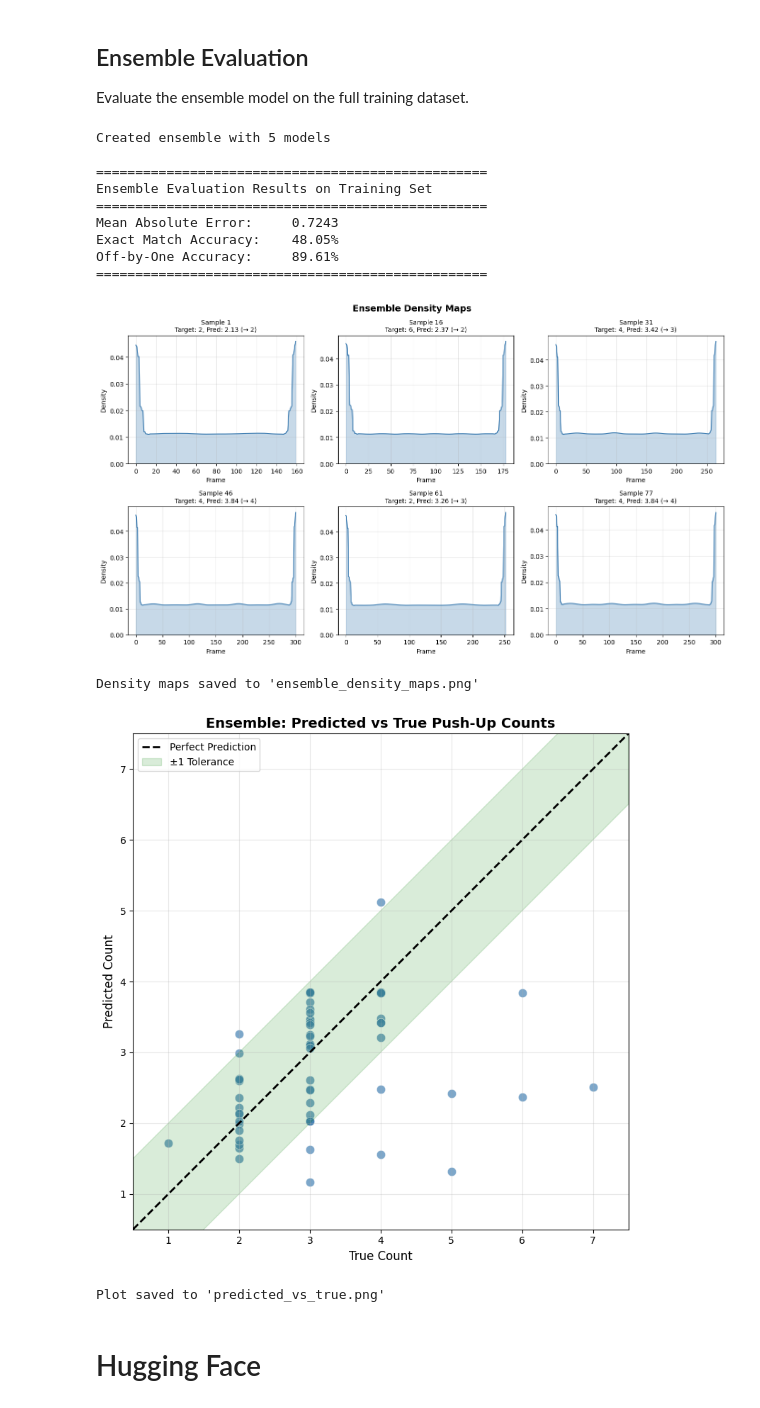
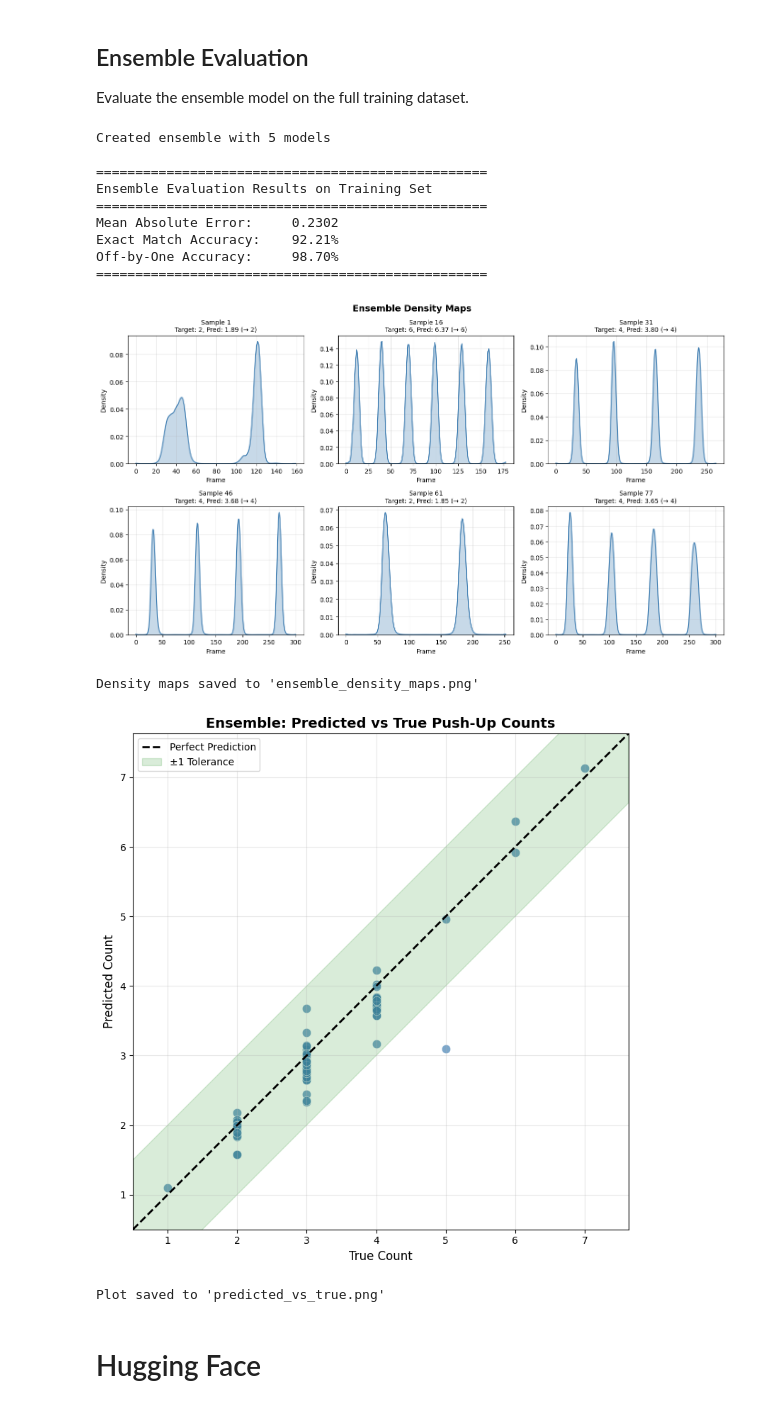
Before and after one commit to derekmok/machine-vision-coursework, a Jupyter notebook: Machine_Vision_Final_Lab_Model_Training.ipynb, the cells around one changed output. Cells and saved outputs as stored; diff of their text form; code cells hidden in the pictures.

Commit message:
92% acc with density map and 1d conv, checkpoint

```diff
--- a/Machine_Vision_Final_Lab_Model_Training.ipynb
+++ b/Machine_Vision_Final_Lab_Model_Training.ipynb
@@ -123,16 +124,18 @@ The below should just be used as an example to get you started.
 # %%
 import torch.optim as optim
 from ensemble_trainer import EnsembleTrainer
-from feature_engineering.transforms import Compose, RandomTemporalJitter, RandomScaling, RandomNoise, RandomTimeWarp, RandomSequenceReverse, RandomSequenceRepeat, RandomHorizontalFlipLandmarks, RandomDropout
+from feature_engineering.transforms import Compose, RandomScaling, RandomNoise, RandomTimeWarp, RandomSequenceReverse, RandomSequenceRepeat, RandomHorizontalFlipLandmarks, RandomDropout
+from tcn_psuedo_label_loss import PseudoLabelLoss
+from kl_divergence_loss import KLDivergenceDensityLoss
 
 
 def train_model():
     trainer = EnsembleTrainer(
-        model_factory=lambda: TCNPushUpCounter(input_channels=6),
-        loss_fn=nn.L1Loss(),
+        model_factory=lambda: TCNPushUpCounter(),
+        loss_fn=KLDivergenceDensityLoss(lambda_count=1e-1),
         optimizer_factory=lambda parameters : optim.AdamW(parameters),
-        patience=50,
-        max_epochs=500
+        patience=100,
+        max_epochs=1000,
     )
 
     return trainer.train(
@@ -314,7 +317,7 @@ def evaluate_ensemble_on_dataset(ensemble, dataset, device=None):
     loader = DataLoader(dataset, batch_size=1, shuffle=False)
 
     with torch.no_grad():
-        for sequences, labels in loader:
+        for sequences, density_maps, labels, _ in loader:
             sequences = sequences.to(device)
 
             # Get ensemble predictions
@@ -420,39 +423,39 @@ def plot_predicted_vs_true(results):
     ax.plot([min_val, max_val], [min_val, max_val], 'k--', linewidth=2, label='Perfect Prediction')
 
     # Off-by-one bounds
     ax.fill_between([min_val, max_val], [min_val - 1, max_val - 1], [min_val + 1, max_val + 1],
                     alpha=0.15, color='green', label='±1 Tolerance')
 
     ax.set_xlabel('True Count', fontsize=12)
     ax.set_ylabel('Predicted Count', fontsize=12)
     ax.set_title('Ensemble: Predicted vs True Push-Up Counts', fontsize=14, fontweight='bold')
     ax.set_xlim(min_val, max_val)
     ax.set_ylim(min_val, max_val)
     ax.set_aspect('equal')
     ax.grid(True, alpha=0.3)
     ax.legend(loc='upper left')
 
     plt.tight_layout()
     plt.savefig('predicted_vs_true.png', dpi=150, bbox_inches='tight')
     plt.show()
     print("Plot saved to 'predicted_vs_true.png'")
 
 
 # Plot predicted vs true counts
 plot_predicted_vs_true(evaluation_results)
 # %% [output]
 Created ensemble with 5 models
 
 ==================================================
 Ensemble Evaluation Results on Training Set
 ==================================================
-Mean Absolute Error:     0.7243
-Exact Match Accuracy:    48.05%
-Off-by-One Accuracy:     89.61%
+Mean Absolute Error:     0.2302
+Exact Match Accuracy:    92.21%
+Off-by-One Accuracy:     98.70%
 ==================================================
-[figure, old version]
+[figure, new version]
 Density maps saved to 'ensemble_density_maps.png'
-[figure, old version]
+[figure, new version]
 Plot saved to 'predicted_vs_true.png'
 # %% [markdown]
 # Hugging Face
```
Also changed, not shown: parts of 4 cells of this notebook, 20 other files.
